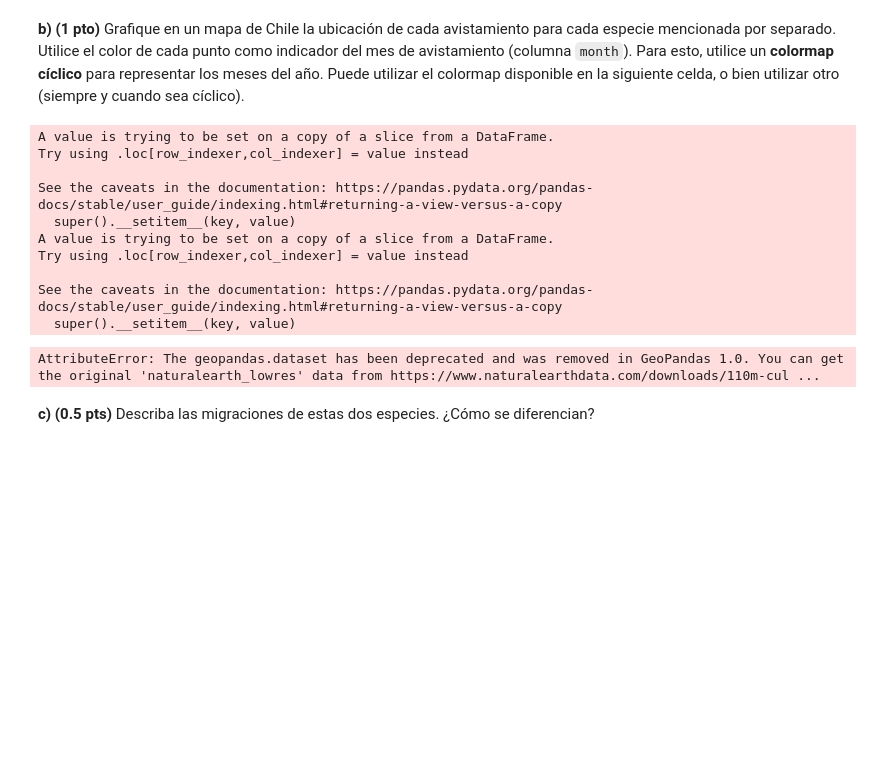
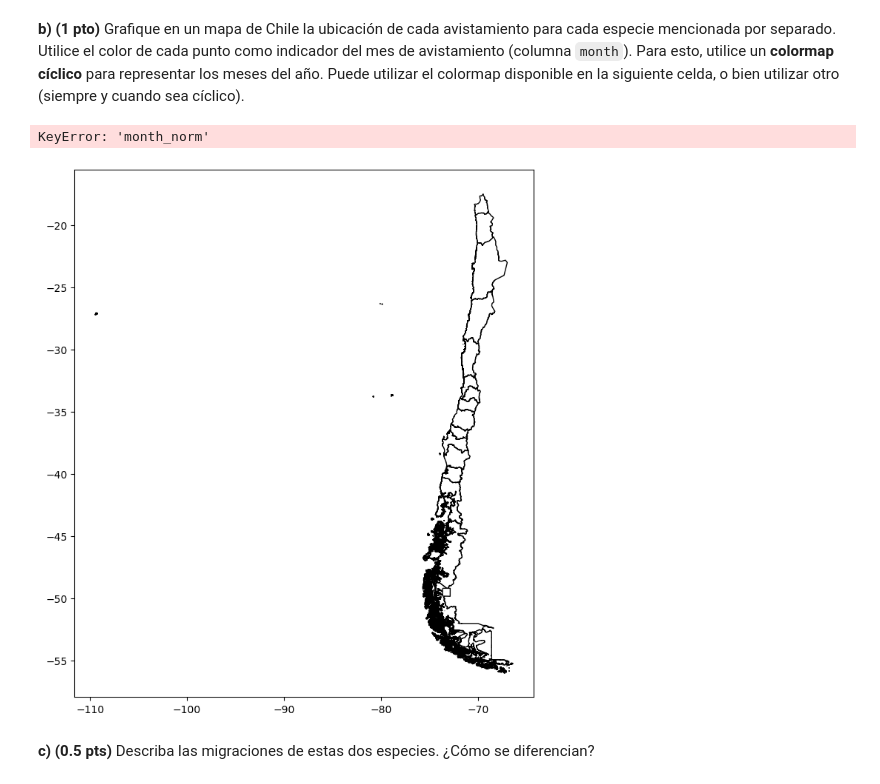
Before and after one commit to Benjasud-coder/IMT2200-Benjamin-Pardo-, a Jupyter notebook: Tarea 2/IMT2200-25s2 - Tarea 02.ipynb, the cells around one changed output. Drawn from its saved outputs; the diff is of its cells as text; code cells hidden in the pictures; blank space fills up the shorter version.

```diff
--- a/Tarea 2/IMT2200-25s2 - Tarea 02.ipynb
+++ b/Tarea 2/IMT2200-25s2 - Tarea 02.ipynb
@@ -349,65 +367,23 @@ positions = [0, 0.5, 1]
 # Creamos un colormap cíclico para representar meses del año
 custom_cmap = mcolors.LinearSegmentedColormap.from_list("cyclic_cmap", list(zip(positions, colors)))
 # %%
+species_list = ['Run-run', 'Dormilona tontita']
 
-# Definimos el colormap cíclico personalizado
-colors = ["coral", "blue", "coral"]
-positions = [0, 0.5, 1]
-custom_cmap = mcolors.LinearSegmentedColormap.from_list(
-    "cyclic_cmap", list(zip(positions, colors))
-)
+for especie in species_list:
+    fig, ax = plt.subplots(figsize=(8, 10))
 
-# Agregamos columna 'month' a cada dataset
-data_dormilona["month"] = pd.to_datetime(data_dormilona["obsDt"]).dt.month
-data_run_run["month"] = pd.to_datetime(data_run_run["obsDt"]).dt.month
+    gdf_regional.plot(ax=ax, color="white", edgecolor="black")
 
-# Normalización: valores entre 1 y 12 para los meses
-norm = mcolors.Normalize(vmin=1, vmax=12)
+    subset = gdf[gdf["comName"] == especie]
 
-# Mapa base de Chile
-world = gpd.read_file(gpd.datasets.get_path("naturalearth_lowres"))
-chile = world[world["name"] == "Chile"]
+    subset.plot(ax=ax, column="month_norm", cmap=custom_cmap, markersize=40, alpha=0.8, legend=True)
 
-# Función para graficar una especie
-def plot_map(data, especie):
-    fig, ax = plt.subplots(figsize=(8,10))
-    chile.plot(ax=ax, color="lightgray", edgecolor="black")
-
-    sc = ax.scatter(
-        data["lng"], data["lat"],
-        c=data["month"], cmap=custom_cmap, norm=norm,
-        s=10, alpha=0.7
-    )
-
-    # Barra de colores para los meses
-    cbar = plt.colorbar(sc, ax=ax, orientation="vertical", shrink=0.7)
-    cbar.set_label("Mes del avistamiento")
-    cbar.set_ticks(range(1,13))
-    cbar.set_ticklabels([
-        "Ene","Feb","Mar","Abr","May","Jun",
-        "Jul","Ago","Sep","Oct","Nov","Dic"
-    ])
-
-    plt.title(f"Distribución mensual de avistamientos de {especie}")
-    plt.xlabel("Longitud")
-    plt.ylabel("Latitud")
+    ax.set_title(f"Avistamientos de {especie}")
+    ax.set_axis_off()
     plt.show()
-
-# Graficar ambas especies por separado
-plot_map(data_dormilona, "Dormilona tontita")
-plot_map(data_run_run, "Run-run")
 # %% [output]
-A value is trying to be set on a copy of a slice from a DataFrame.
-Try using .loc[row_indexer,col_indexer] = value instead
-
-See the caveats in the documentation: https://pandas.pydata.org/pandas-docs/stable/user_guide/indexing.html#returning-a-view-versus-a-copy
-  super().__setitem__(key, value)
-A value is trying to be set on a copy of a slice from a DataFrame.
-Try using .loc[row_indexer,col_indexer] = value instead
-
-See the caveats in the documentation: https://pandas.pydata.org/pandas-docs/stable/user_guide/indexing.html#returning-a-view-versus-a-copy
-  super().__setitem__(key, value)
+KeyError: 'month_norm'
-AttributeError: The geopandas.dataset has been deprecated and was removed in GeoPandas 1.0. You can get the original 'naturalearth_lowres' data from https://www.naturalearthdata.com/downloads/110m-cul ...
+[figure, added]
 # %% [markdown]
 **c) (0.5 pts)** Describa las migraciones de estas dos especies. ¿Cómo se diferencian?
 # %% [markdown]
```
Also changed, not shown: parts of 6 cells of this notebook, 5 other files.
